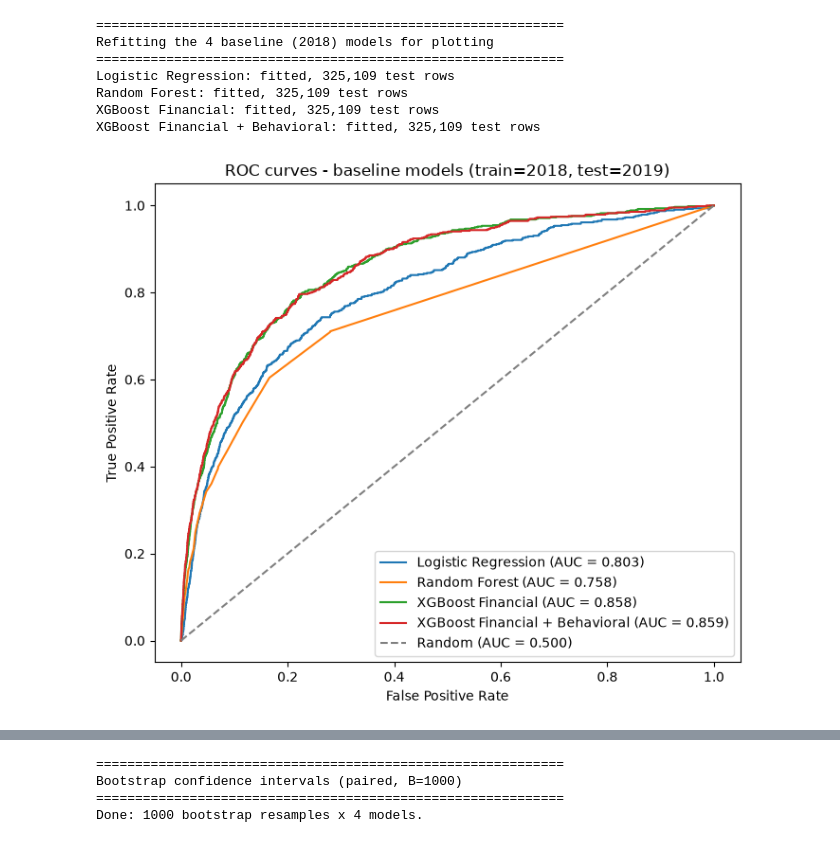
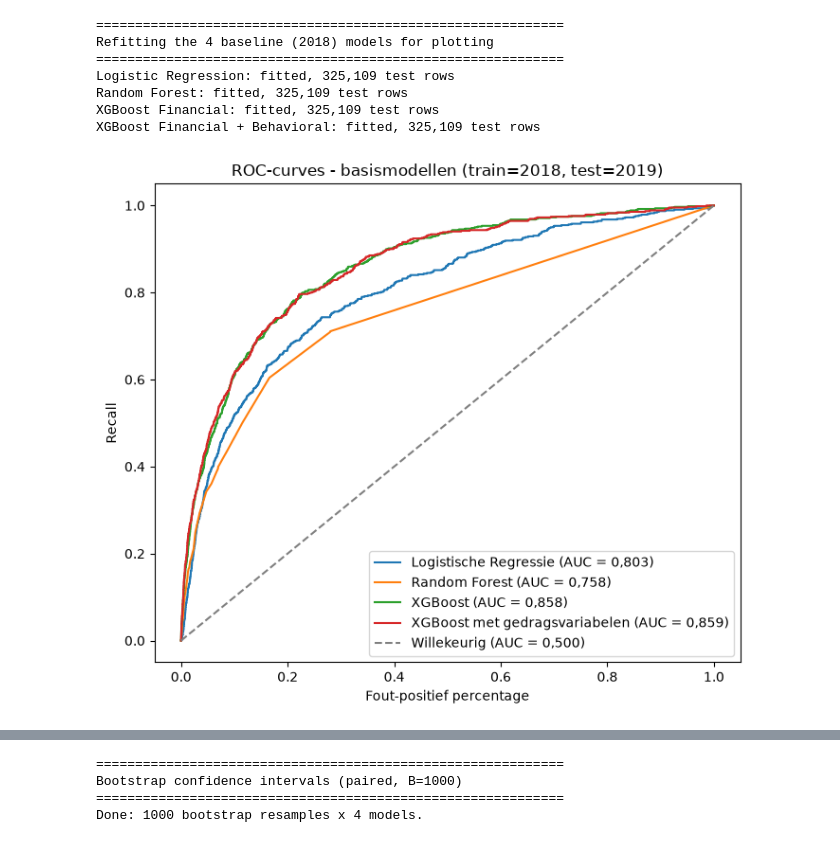
Before and after one commit to seymaciftciPXL/bankruptcy-master-thesis, a Jupyter notebook: notebooks/13_visualizations_and_uncertainty.ipynb, the cells around one changed output, grey strips where cells are left out. Saved outputs shown, nothing was run; the diff lists cells and outputs as text; code cells hidden in the pictures.

```diff
--- a/notebooks/13_visualizations_and_uncertainty.ipynb
+++ b/notebooks/13_visualizations_and_uncertainty.ipynb
@@ -114,36 +138,42 @@ XGBoost Financial + Behavioral: fitted, 325,109 test rows
 # %%
 import matplotlib.pyplot as plt
 from sklearn.metrics import roc_auc_score, roc_curve
 
 from config import FIGURES
 
 # Force matplotlib's built-in default style (black text, white background)
 # regardless of any dark-theme auto-styling the notebook client may inject -
 # otherwise default-colored text (title/axis labels/ticks) can render white
 # on the explicit white facecolor below and become invisible, while the
 # legend (which gets its own themed box) still looks fine.
 plt.rcdefaults()
 
 FIGURES.mkdir(parents=True, exist_ok=True)
 
+
+def nl(x):
+    """Format a number with a comma decimal separator, matching the thesis."""
+    return f"{x:.3f}".replace(".", ",")
+
+
 fig, ax = plt.subplots(figsize=(7, 6), facecolor="white")
 ax.set_facecolor("white")
 
 for label, r in results.items():
     fpr, tpr, _ = roc_curve(r["y_test"], r["y_prob"])
     auc = roc_auc_score(r["y_test"], r["y_prob"])
-    ax.plot(fpr, tpr, label=f"{label} (AUC = {auc:.3f})")
+    ax.plot(fpr, tpr, label=f"{MODEL_LABELS_NL[label]} (AUC = {nl(auc)})")
 
-ax.plot([0, 1], [0, 1], linestyle="--", color="grey", label="Random (AUC = 0.500)")
-ax.set_xlabel("False Positive Rate")
-ax.set_ylabel("True Positive Rate")
-ax.set_title("ROC curves - baseline models (train=2018, test=2019)")
+ax.plot([0, 1], [0, 1], linestyle="--", color="grey", label=f"Willekeurig (AUC = {nl(0.5)})")
+ax.set_xlabel("Fout-positief percentage")
+ax.set_ylabel("Recall")
+ax.set_title("ROC-curves - basismodellen (train=2018, test=2019)")
 ax.legend(loc="lower right")
 fig.tight_layout()
 fig.savefig(FIGURES / "roc_curves.png", dpi=150, facecolor="white")
 plt.show()
 # %% [output]
-[figure, old version]
+[figure, new version]
 # %%
 from sklearn.metrics import average_precision_score, precision_recall_curve
 
```
Also changed, not shown: parts of 3 cells of this notebook, 3 other files.
